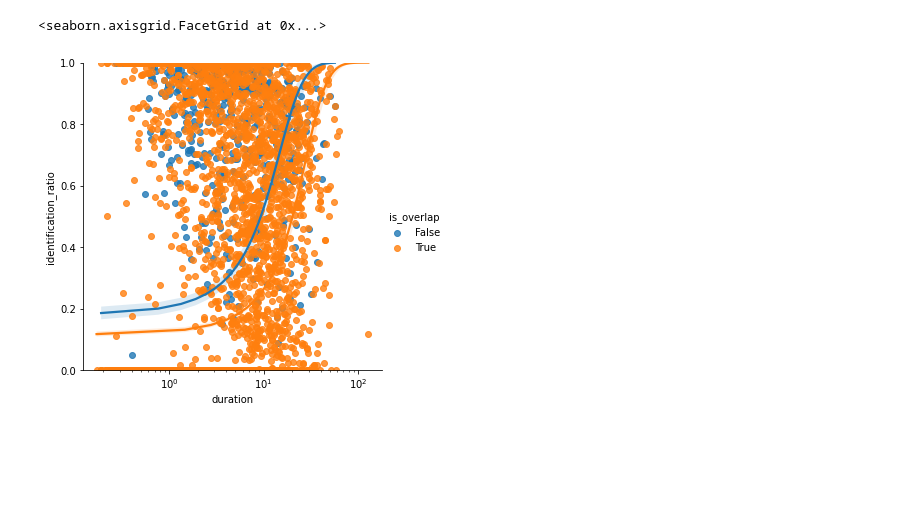
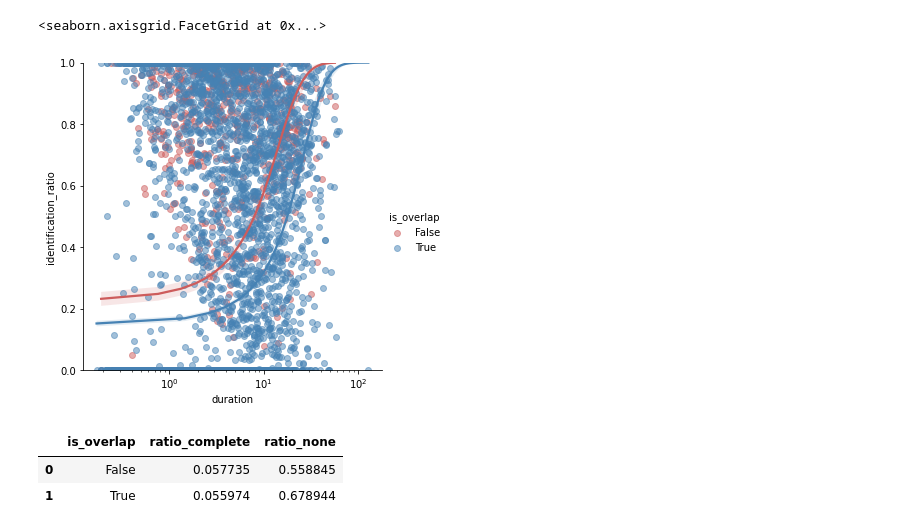
Before and after one commit to mexca/mexca-sd-experiment, a Jupyter notebook: speaker-diarization/compare_sd.ipynb, the cells around one changed output. Drawn from its saved outputs; the diff is of its cells as text; code cells hidden in the pictures; blank space fills up the shorter version.

Commit message:
Upload speaker diarization results with analyses

```diff
--- a/speaker-diarization/compare_sd.ipynb
+++ b/speaker-diarization/compare_sd.ipynb
@@ -35,7 +34,7 @@ CLUSTER_METHODS = ["sc", "ac", "km"]
 FILE_INDICES = list(range(16))
 # %%
 diarization_der = DiarizationErrorRate(collar=0.25)
-diarization_jer = JaccardErrorRate(collar=0.25)
+diarization_der_skip = DiarizationErrorRate(collar=0.25, skip_overlap=True)
 diarization_coverage = DiarizationCoverage(collar=0.25)
 diarization_purity = DiarizationPurity(collar=0.25)
 # %%
@@ -117,10 +125,13 @@ The comparison shows that all three speaker representation pipelines and cluster
 # %%
-overlap_df = {"file_id": [], "identification_ratio": [], "duration": [], "is_overlap": []}
+overlap_df = {"file_id": [], "identification_ratio": [],
+              "duration": [], "is_overlap": [], "overlap_ratio": []}
 
 for i in FILE_INDICES:
-    ref_rttm_seq = read_rttm(os.path.join("results", "reference", f"ref_ami_micro_test_sample_{i}.rttm"))
+    ref_rttm_seq = read_rttm(os.path.join(
+        "results", "reference", f"ref_ami_micro_test_sample_{i}.rttm"))
     ref_annotation = convert_rttm_annotation(ref_rttm_seq)
-    res_rttm_seq = read_rttm(os.path.join("results", "speechbrain-ecapa-tdnn", f"km_sb_ecapa_tdnn_ami_sample_{i}.rttm"))
+    res_rttm_seq = read_rttm(os.path.join(
+        "results", "speechbrain-ecapa-tdnn", f"sc_sb_ecapa_tdnn_ami_sample_{i}.rttm"))
     res_annotation = convert_rttm_annotation(res_rttm_seq)
 
     mapping = diarization_der.optimal_mapping(ref_annotation, res_annotation)
@@ -131,16 +142,21 @@ for i in FILE_INDICES:
         mapped_spk = [key for key, val in mapping.items() if val == label][0]
         spk_timeline = res_annotation.subset(mapped_spk).get_timeline()
         identification_dur = 0.0
-        for co_seg in spk_timeline.co_iter(Timeline([segment])):
-            identification_seg_pair = co_seg[0] & co_seg[1]
-            identification_dur += identification_seg_pair.duration
+        for seg_pair in spk_timeline.co_iter(Timeline([segment])):
+            identification_seg = seg_pair[0] & seg_pair[1]
+            identification_dur += identification_seg.duration
 
-        overlaps = list(ref_overlap_timeline.co_iter(Timeline([segment])))
+        overlap_dur = 0
+        for seg_pair in ref_overlap_timeline.co_iter(Timeline([segment])):
+            overlap_seg = seg_pair[0] & seg_pair[1]
+            overlap_dur += overlap_seg.duration
 
         overlap_df["file_id"].append(i)
-        overlap_df["identification_ratio"].append(identification_dur/segment.duration)
+        overlap_df["identification_ratio"].append(
+            identification_dur/segment.duration)
         overlap_df["duration"].append(segment.duration)
-        overlap_df["is_overlap"].append(any(overlaps))
+        overlap_df["is_overlap"].append(overlap_dur > 0)
+        overlap_df["overlap_ratio"].append(overlap_dur/segment.duration)
 
 overlap_df = pd.DataFrame(overlap_df)
 # %%
@@ -148 +165,3 @@ total_overlap_df = overlap_df.groupby(["file_id"]).identification_ratio.aggregat
+# %%
+color_palette = ["indianred", "steelblue"]
 # %%
@@ -165,6 +192,17 @@ grid.savefig("sd_segment_identification.png")
 # %%
-plt = sns.lmplot(x="duration", y="identification_ratio", hue="is_overlap", data=overlap_df, logistic=True)
+plt = sns.lmplot(x="duration", y="identification_ratio", hue="is_overlap",
+                 data=overlap_df, logistic=True, palette=color_palette,
+                 scatter_kws={"alpha": 0.5})
 plt.set(ylim=(0.0, 1.0), xscale="log")
 # %% [output]
 <seaborn.axisgrid.FacetGrid at 0x...>
-[figure, old version]
+[figure, new version]
+# %%
+complete_or_none_df = overlap_df.groupby(["is_overlap"]).identification_ratio.aggregate(
+    [lambda x: np.mean(x > 0.99), lambda x: np.mean(x < 0.01)]).reset_index()
+complete_or_none_df.columns = ["is_overlap", "ratio_complete", "ratio_none"]
+complete_or_none_df
+# %% [output]
+|  | is_overlap | ratio_complete | ratio_none |
+| 0 | False | 0.057735 | 0.558845 |
+| 1 | True | 0.055974 | 0.678944 |
```
Also changed, not shown: parts of 16 cells of this notebook, 12 other files.
